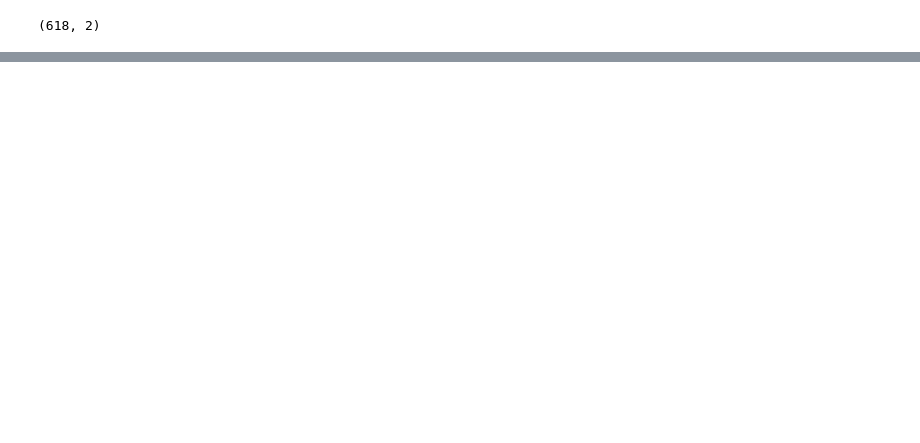
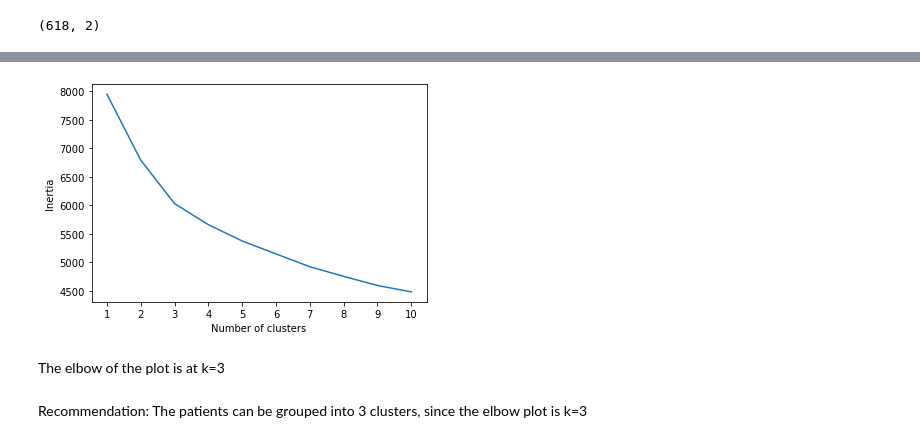
Before and after one commit to kclm40/unsupervised-machine-learning-challenge, a Jupyter notebook: myopia.ipynb, the cells around one changed output, grey strips where cells are left out. Drawn from its saved outputs; the diff is of its cells as text; code cells hidden in the pictures; blank space fills up the shorter version.

```diff
--- a/myopia.ipynb
+++ b/myopia.ipynb
@@ -86,0 +94,27 @@ plt.show()
+# %%
+inertia = []
+k = [1,2,3,4,5,6,7,8,9,10]
+
+
+# Looking for the best k
+for i in k:
+    km = KMeans(n_clusters=i, random_state=0)
+    km.fit(myopia_pca)
+    inertia.append(km.inertia_)
+
+# Define a DataFrame to plot the Elbow Curve using hvPlot
+elbow_data = {"k": k, "inertia": inertia}
+df_elbow = pd.DataFrame(elbow_data)
+
+plt.plot(df_elbow['k'], df_elbow['inertia'])
+plt.xticks(range(1,11))
+plt.xlabel('Number of clusters')
+plt.ylabel('Inertia')
+plt.show()
+# %% [output]
+[figure, added]
+# %% [markdown]
+The elbow of the plot is at k=3
+# %% [markdown]
+Recommendation:
+The patients can be grouped into 3 clusters, since the elbow plot is k=3
```
Also changed, not shown: parts of 5 cells of this notebook.
